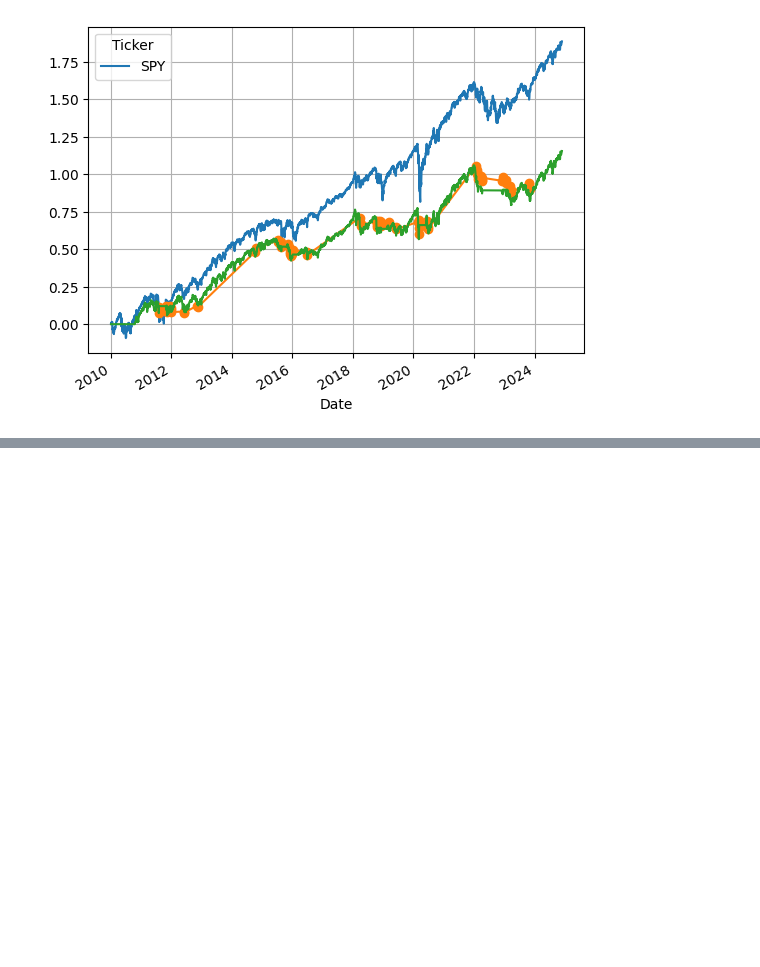
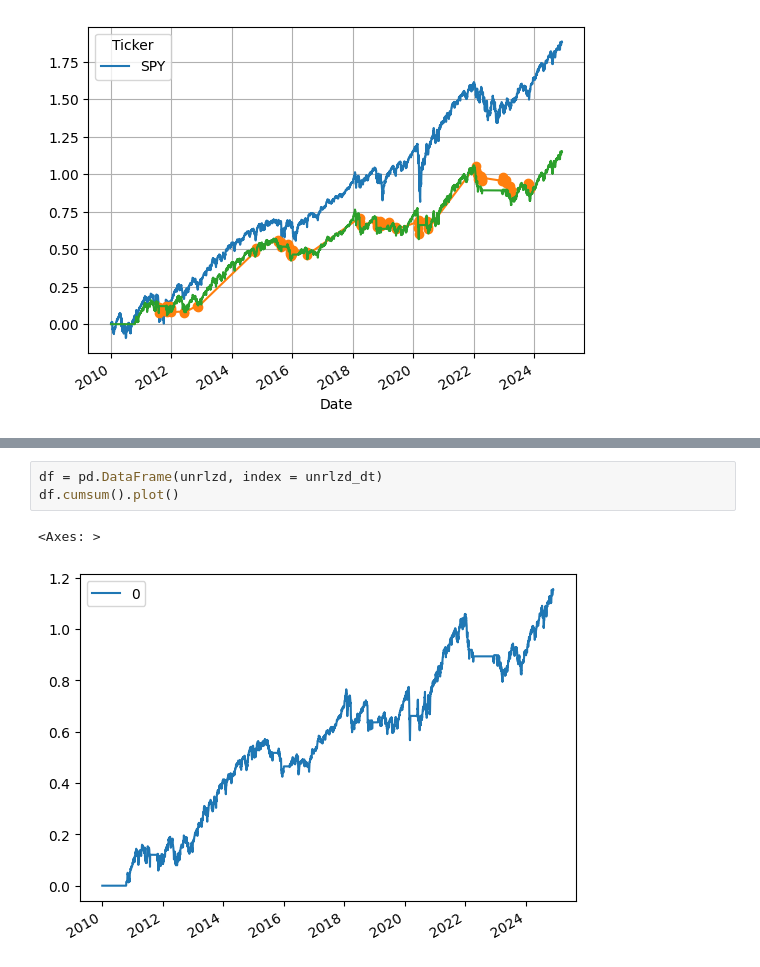
Before and after one commit to Jundula/Neural-networks, a Jupyter notebook: MLP.ipynb, the cells around one changed output, grey strips where cells are left out. Saved outputs shown, nothing was run; the diff lists cells and outputs as text; blank space fills up the shorter version.

```diff
--- a/MLP.ipynb
+++ b/MLP.ipynb
@@ -508,0 +570,6 @@ plt.grid()
+# %%
+df = pd.DataFrame(unrlzd, index = unrlzd_dt)
+df.cumsum().plot()
+# %% [output]
+<Axes: >
+[figure, added]
```
Also changed, not shown: parts of 24 cells of this notebook.
